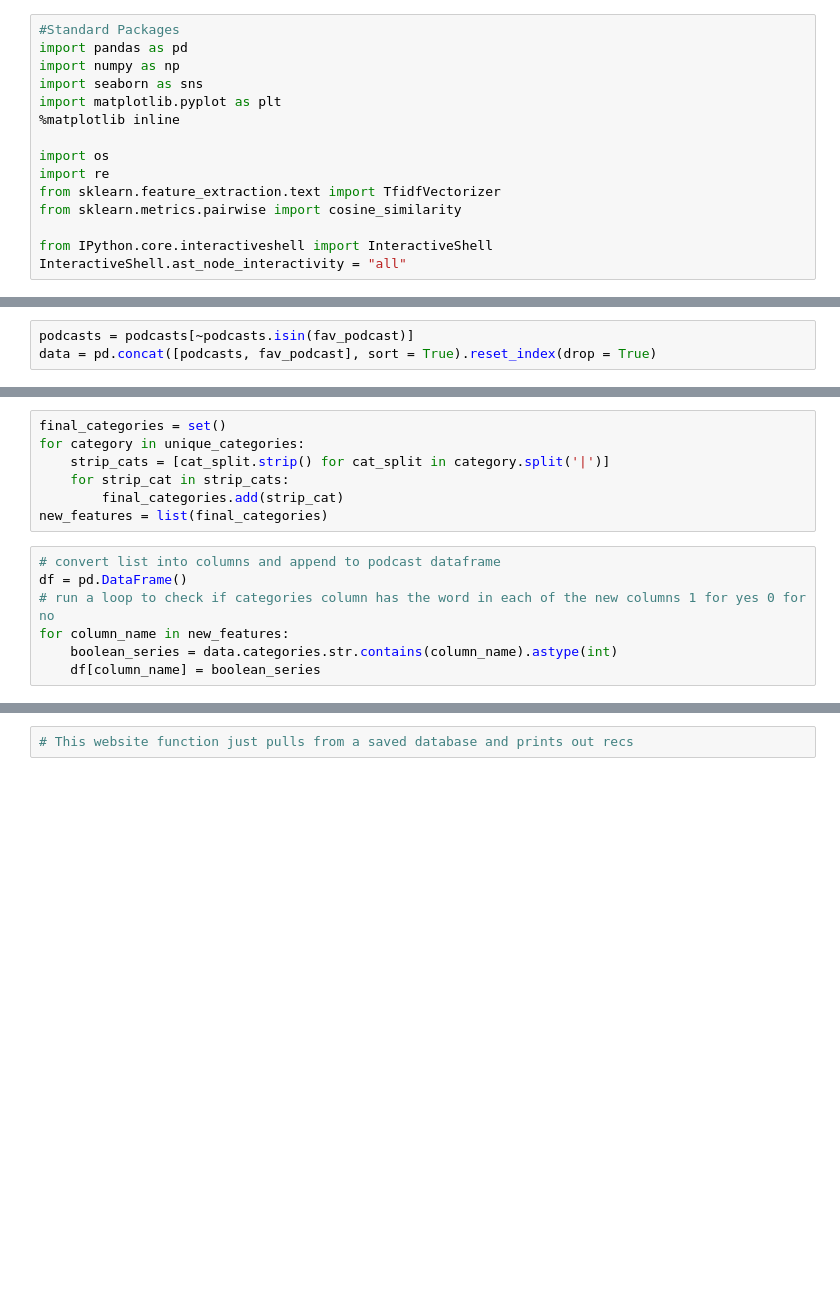
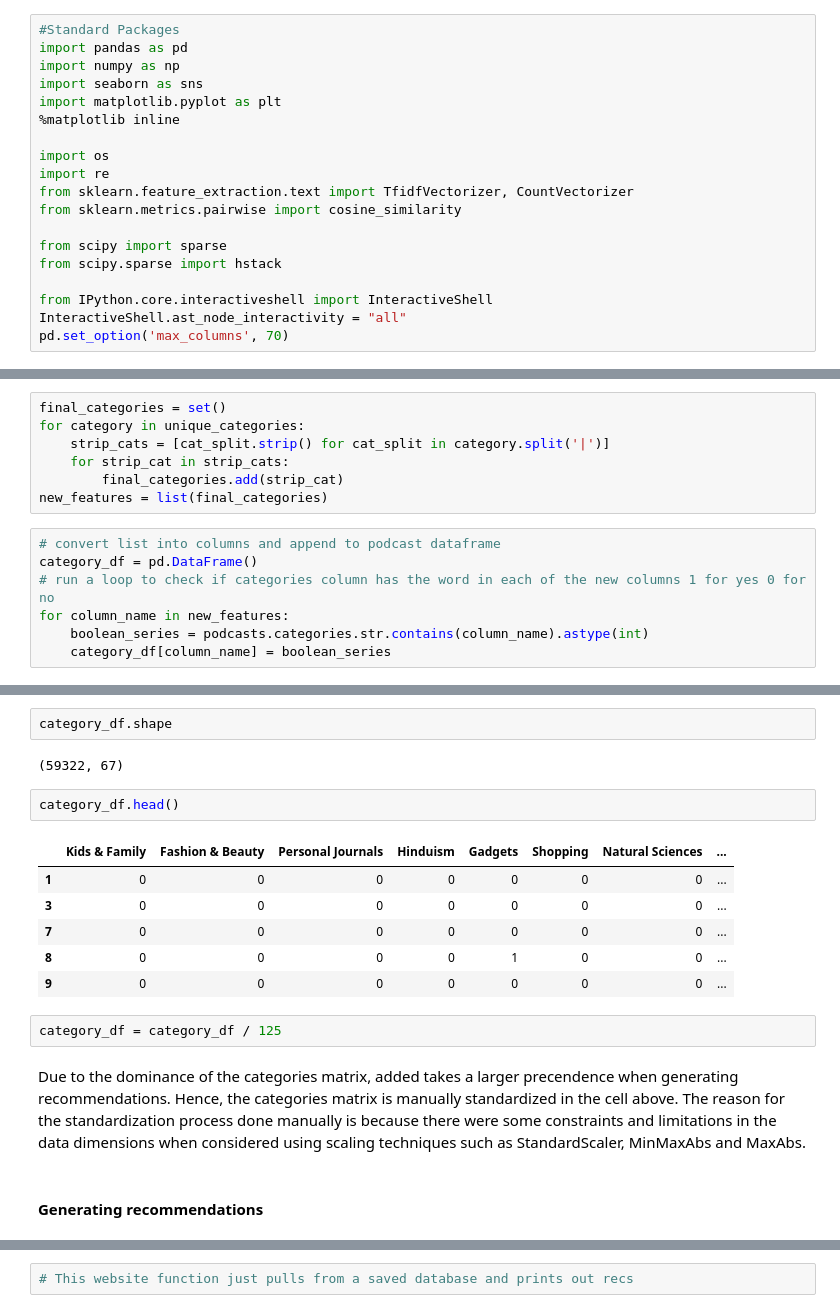
Before and after one commit to MissingNA/podcast_recommender_system, a Jupyter notebook: code/recommendation_engine.ipynb, the cells around one changed output, grey strips where cells are left out. Saved outputs shown, nothing was run; the diff lists cells and outputs as text; blank space fills up the shorter version.

```diff
--- a/code/recommendation_engine.ipynb
+++ b/code/recommendation_engine.ipynb
@@ -40,11 +40,15 @@ import matplotlib.pyplot as plt
 
 import os
 import re
-from sklearn.feature_extraction.text import TfidfVectorizer
+from sklearn.feature_extraction.text import TfidfVectorizer, CountVectorizer
 from sklearn.metrics.pairwise import cosine_similarity
+
+from scipy import sparse
+from scipy.sparse import hstack
 
 from IPython.core.interactiveshell import InteractiveShell
 InteractiveShell.ast_node_interactivity = "all"
+pd.set_option('max_columns', 70)
 # %% [markdown]
 ## Podcast Data
 # %% [markdown]
@@ -151,6 +146,3 @@ fav_podcast
 ## Building Recommender Engine
 # %% [markdown]
 ### Recommendations from database
-# %%
-podcasts = podcasts[~podcasts.isin(fav_podcast)]
-data = pd.concat([podcasts, fav_podcast], sort = True).reset_index(drop = True)
@@ -226,8 +165,8 @@ for category in unique_categories:
 new_features = list(final_categories)
 # %%
 # convert list into columns and append to podcast dataframe
-df = pd.DataFrame()
+category_df = pd.DataFrame()
 # run a loop to check if categories column has the word in each of the new columns 1 for yes 0 for no
 for column_name in new_features:
-    boolean_series = data.categories.str.contains(column_name).astype(int)
-    df[column_name] = boolean_series
+    boolean_series = podcasts.categories.str.contains(column_name).astype(int)
+    category_df[column_name] = boolean_series
@@ -308,0 +173,19 @@ Christ Covenant Church in
+# %%
+category_df.shape
+# %% [output]
+(59322, 67)
+# %%
+category_df.head()
+# %% [output]
+|  | Kids & Family | Fashion & Beauty | Personal Journals | Hinduism | Gadgets | Shopping | Natural Sciences | ... |
+| 1 | 0 | 0 | 0 | 0 | 0 | 0 | 0 | ... |
+| 3 | 0 | 0 | 0 | 0 | 0 | 0 | 0 | ... |
+| 7 | 0 | 0 | 0 | 0 | 0 | 0 | 0 | ... |
+| 8 | 0 | 0 | 0 | 0 | 1 | 0 | 0 | ... |
+| 9 | 0 | 0 | 0 | 0 | 0 | 0 | 0 | ... |
+# %%
+category_df = category_df / 125
+# %% [markdown]
+Due to the dominance of the categories matrix, added takes a larger precendence when generating recommendations. Hence, the categories matrix is manually standardized in the cell above. The reason for the standardization process done manually is because there were some constraints and limitations in the data dimensions when considered using scaling techniques such as StandardScaler, MinMaxAbs and MaxAbs.
+# %% [markdown]
+#### Generating recommendations
```
Also changed, not shown: parts of 58 cells of this notebook.
